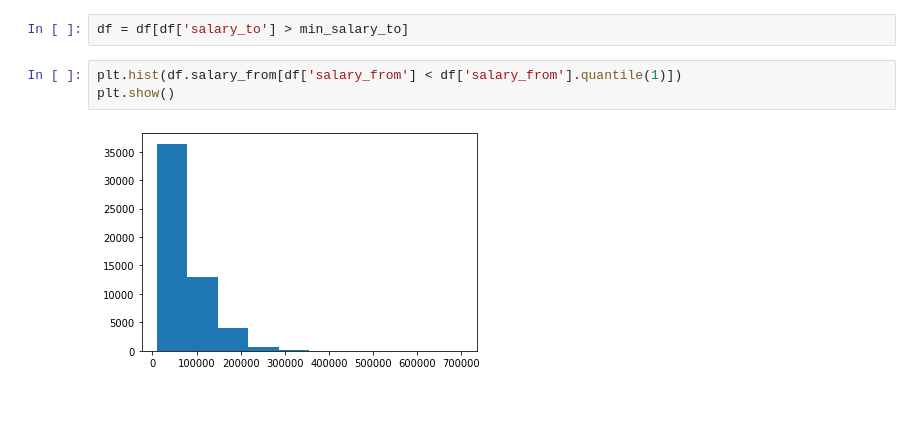
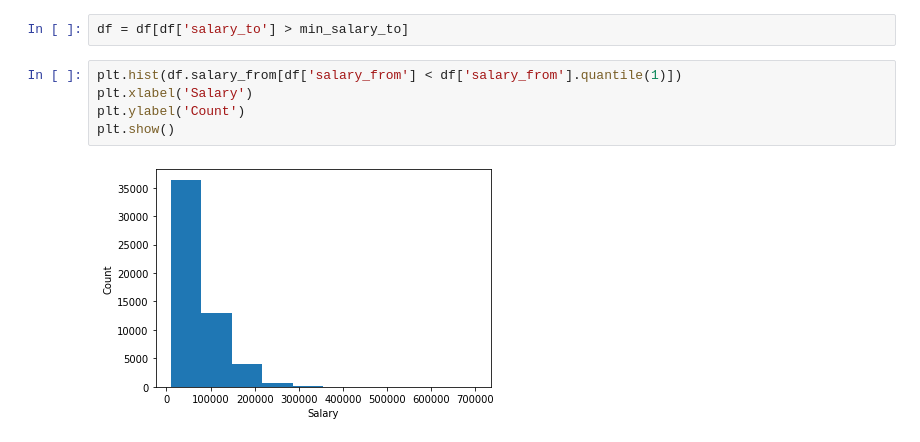
Before and after one commit to denissotnikov4/hh-ru-preprocessing, a Jupyter notebook: HHRU.ipynb, the cells around one changed output. Cells and saved outputs as stored; diff of their text form; blank space fills up the shorter version.

```diff
--- a/HHRU.ipynb
+++ b/HHRU.ipynb
@@ -582,6 +584,8 @@ df = df[df['salary_to'] < max_salary_to]
 df = df[df['salary_to'] > min_salary_to]
 # %%
 plt.hist(df.salary_from[df['salary_from'] < df['salary_from'].quantile(1)])
+plt.xlabel('Salary')
+plt.ylabel('Count')
 plt.show()
 # %% [output]
-[figure, old version]
+[figure, new version]
```
Also changed, not shown: parts of 2 cells of this notebook.
